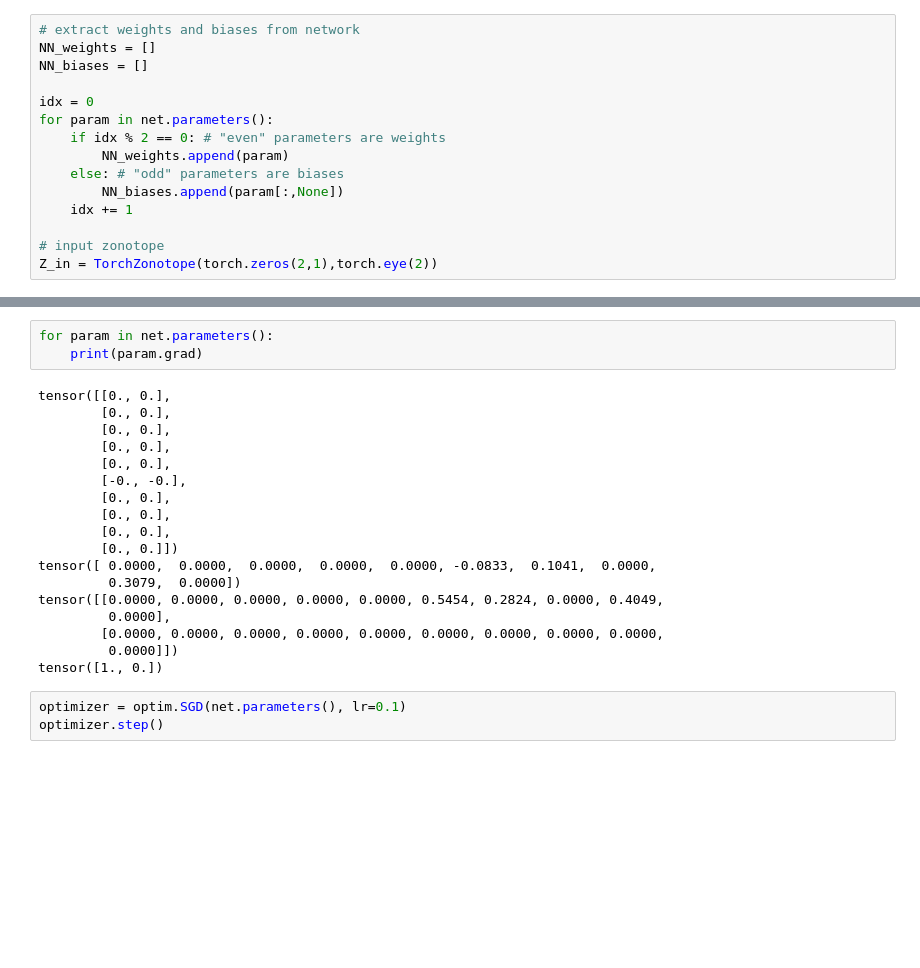
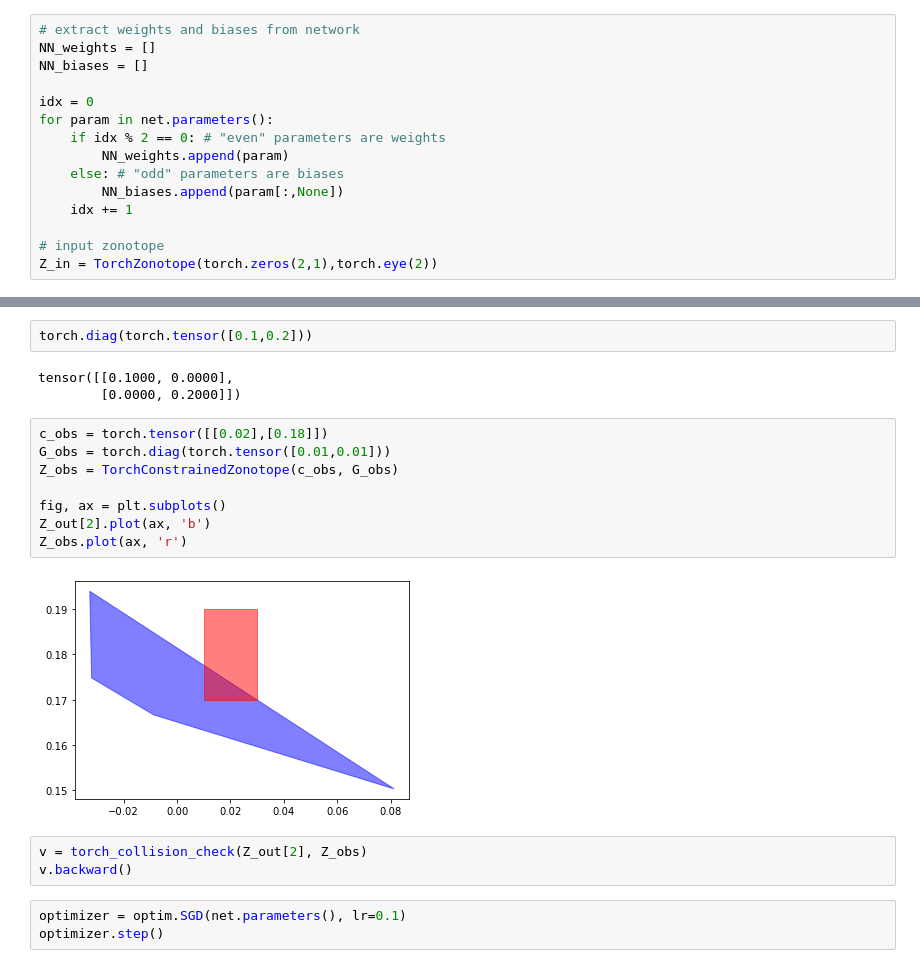
Before and after one commit to Stanford-NavLab/constrained-nn-training, a Jupyter notebook: constrained_opt.ipynb, the cells around one changed output, grey strips where cells are left out. Drawn from its saved outputs; the diff is of its cells as text; blank space fills up the shorter version.

```diff
--- a/constrained_opt.ipynb
+++ b/constrained_opt.ipynb
@@ -155,24 +155,21 @@ Z_out[2].to_np().plot()
-# %%
-for param in net.parameters():
-    print(param.grad)
-# %% [output]
-tensor([[0., 0.],
-        [0., 0.],
-        [0., 0.],
-        [0., 0.],
-        [0., 0.],
-        [-0., -0.],
-        [0., 0.],
-        [0., 0.],
-        [0., 0.],
-        [0., 0.]])
-tensor([ 0.0000,  0.0000,  0.0000,  0.0000,  0.0000, -0.0833,  0.1041,  0.0000,
-         0.3079,  0.0000])
-tensor([[0.0000, 0.0000, 0.0000, 0.0000, 0.0000, 0.5454, 0.2824, 0.0000, 0.4049,
-         0.0000],
-        [0.0000, 0.0000, 0.0000, 0.0000, 0.0000, 0.0000, 0.0000, 0.0000, 0.0000,
-         0.0000]])
-tensor([1., 0.])
+# %%
+torch.diag(torch.tensor([0.1,0.2]))
+# %% [output]
+tensor([[0.1000, 0.0000],
+        [0.0000, 0.2000]])
+# %%
+c_obs = torch.tensor([[0.02],[0.18]])
+G_obs = torch.diag(torch.tensor([0.01,0.01]))
+Z_obs = TorchConstrainedZonotope(c_obs, G_obs)
+
+fig, ax = plt.subplots()
+Z_out[2].plot(ax, 'b')
+Z_obs.plot(ax, 'r')
+# %% [output]
+[figure, added]
+# %%
+v = torch_collision_check(Z_out[2], Z_obs)
+v.backward()
 # %%
 optimizer = optim.SGD(net.parameters(), lr=0.1)
 optimizer.step()
```
Also changed, not shown: parts of 4 cells of this notebook, 3 other files.
